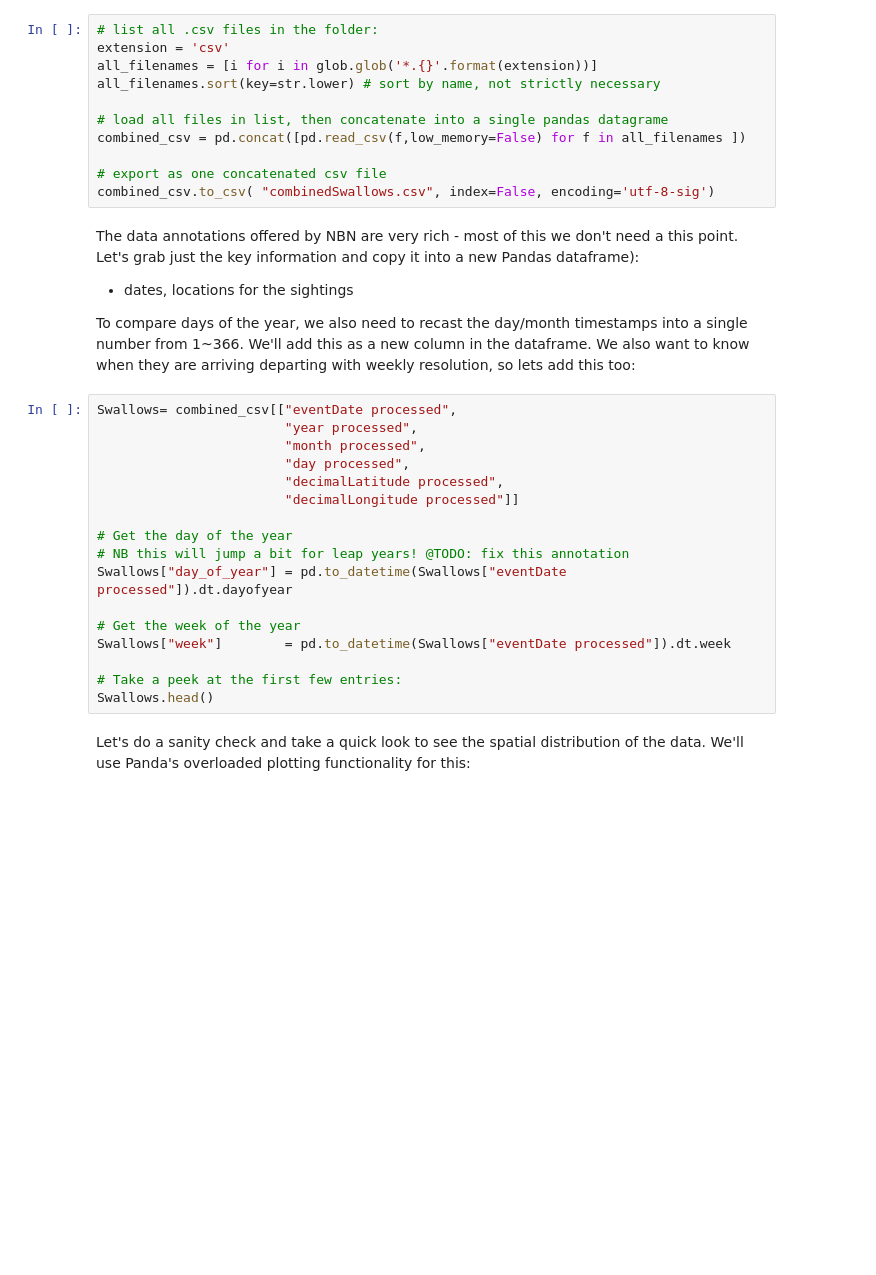
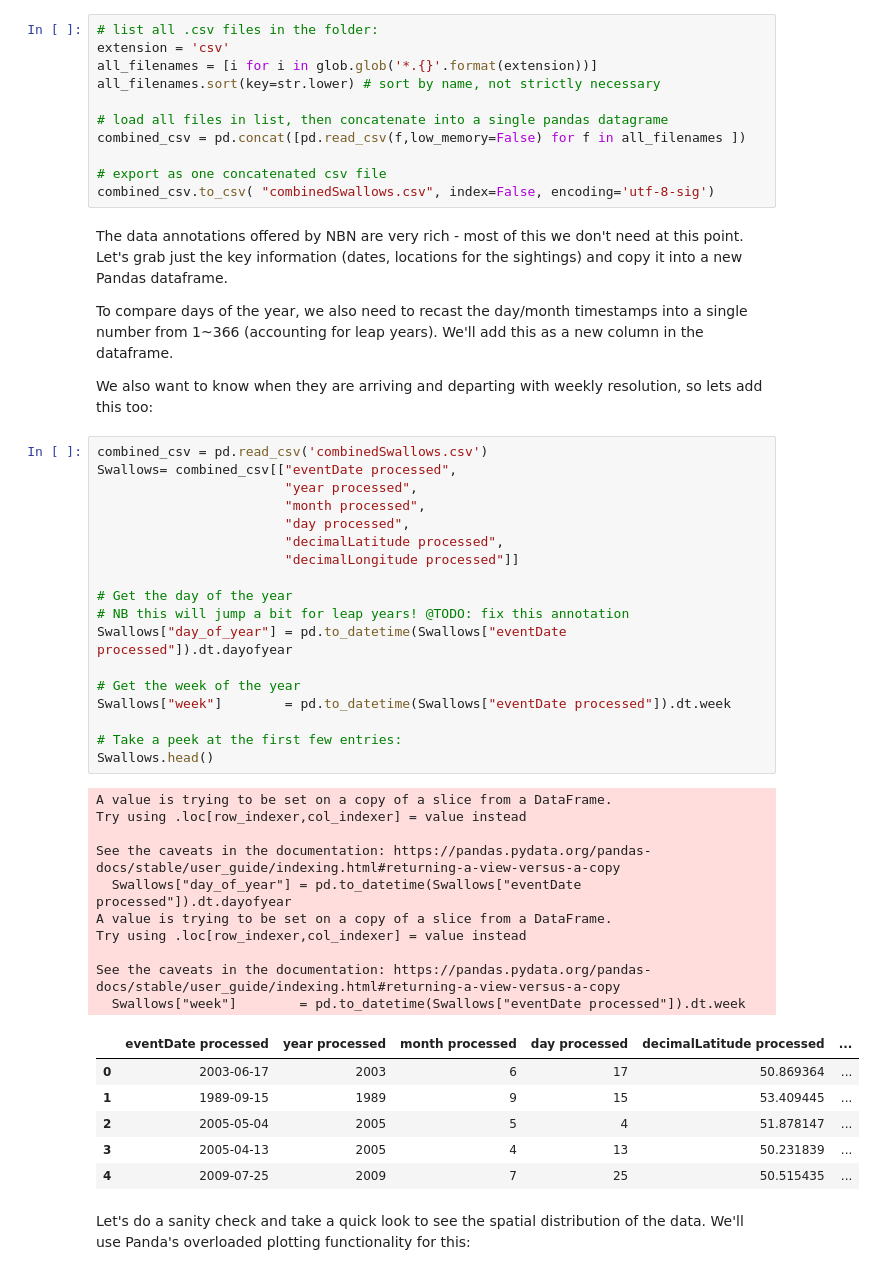
Before and after one commit to apfdomanski/Biodiversity-analysis, a Jupyter notebook: UKswallowMigration.ipynb, the cells around one changed output. Cells and saved outputs as stored; diff of their text form; blank space fills up the shorter version.

```diff
--- a/UKswallowMigration.ipynb
+++ b/UKswallowMigration.ipynb
@@ -34,29 +34,47 @@ combined_csv = pd.concat([pd.read_csv(f,low_memory=False) for f in all_filenames
 # export as one concatenated csv file
 combined_csv.to_csv( "combinedSwallows.csv", index=False, encoding='utf-8-sig')
 # %% [markdown]
-The data annotations offered by NBN are very rich - most of this we don't need a this point.
-Let's grab just the key information and copy it into a new Pandas dataframe):
- - dates, locations for the sightings
+The data annotations offered by NBN are very rich - most of this we don't need at this point.
+Let's grab just the key information (dates, locations for the sightings) and copy it into a new Pandas dataframe.
 
-To compare days of the year, we also need to recast the day/month timestamps into a single number from 1~366. We'll add this as a new column in the dataframe.
-We also want to know when they are arriving departing with weekly resolution, so lets add this too:
+To compare days of the year, we also need to recast the day/month timestamps into a single number from 1~366 (accounting for leap years). We'll add this as a new column in the dataframe.
+
+We also want to know when they are arriving and departing with weekly resolution, so lets add this too:
 # %%
+combined_csv = pd.read_csv('combinedSwallows.csv')
 Swallows= combined_csv[["eventDate processed",
                         "year processed",
                         "month processed",
                         "day processed",
                         "decimalLatitude processed",
                         "decimalLongitude processed"]]
 
 # Get the day of the year
 # NB this will jump a bit for leap years! @TODO: fix this annotation
 Swallows["day_of_year"] = pd.to_datetime(Swallows["eventDate processed"]).dt.dayofyear
 
 # Get the week of the year
 Swallows["week"]        = pd.to_datetime(Swallows["eventDate processed"]).dt.week
 
 # Take a peek at the first few entries:
 Swallows.head()
+# %% [output]
+A value is trying to be set on a copy of a slice from a DataFrame.
+Try using .loc[row_indexer,col_indexer] = value instead
+
+See the caveats in the documentation: https://pandas.pydata.org/pandas-docs/stable/user_guide/indexing.html#returning-a-view-versus-a-copy
+  Swallows["day_of_year"] = pd.to_datetime(Swallows["eventDate processed"]).dt.dayofyear
+A value is trying to be set on a copy of a slice from a DataFrame.
+Try using .loc[row_indexer,col_indexer] = value instead
+
+See the caveats in the documentation: https://pandas.pydata.org/pandas-docs/stable/user_guide/indexing.html#returning-a-view-versus-a-copy
+  Swallows["week"]        = pd.to_datetime(Swallows["eventDate processed"]).dt.week
+|  | eventDate processed | year processed | month processed | day processed | decimalLatitude processed | ... |
+| 0 | 2003-06-17 | 2003 | 6 | 17 | 50.869364 | ... |
+| 1 | 1989-09-15 | 1989 | 9 | 15 | 53.409445 | ... |
+| 2 | 2005-05-04 | 2005 | 5 | 4 | 51.878147 | ... |
+| 3 | 2005-04-13 | 2005 | 4 | 13 | 50.231839 | ... |
+| 4 | 2009-07-25 | 2009 | 7 | 25 | 50.515435 | ... |
 # %% [markdown]
 Let's do a sanity check and take a quick look to see the spatial distribution of the data. We'll use Panda's overloaded plotting functionality for this:
 # %%
```
Also changed, not shown: parts of 11 cells of this notebook.
